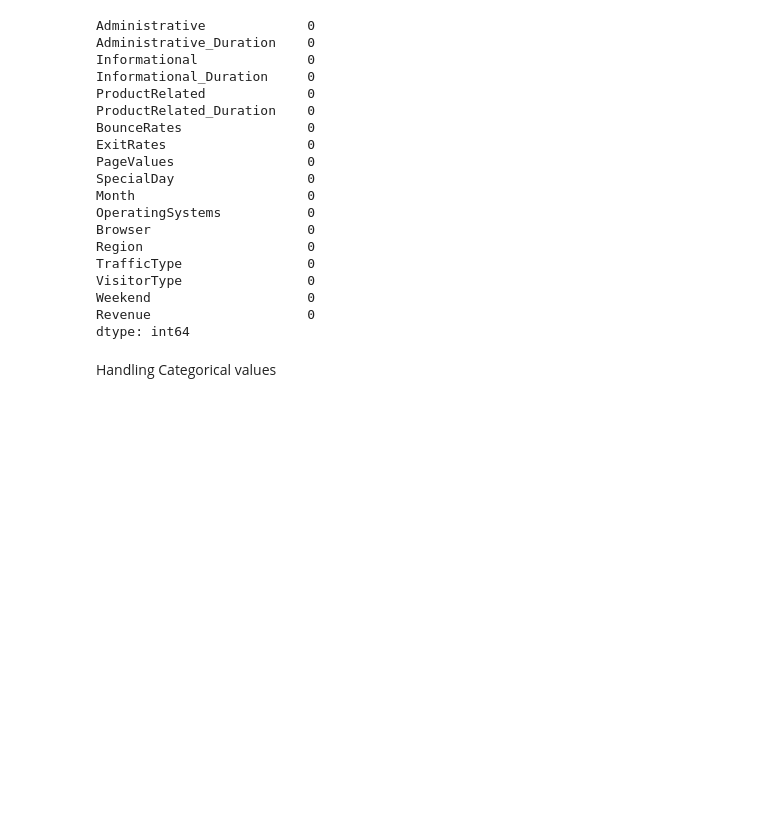
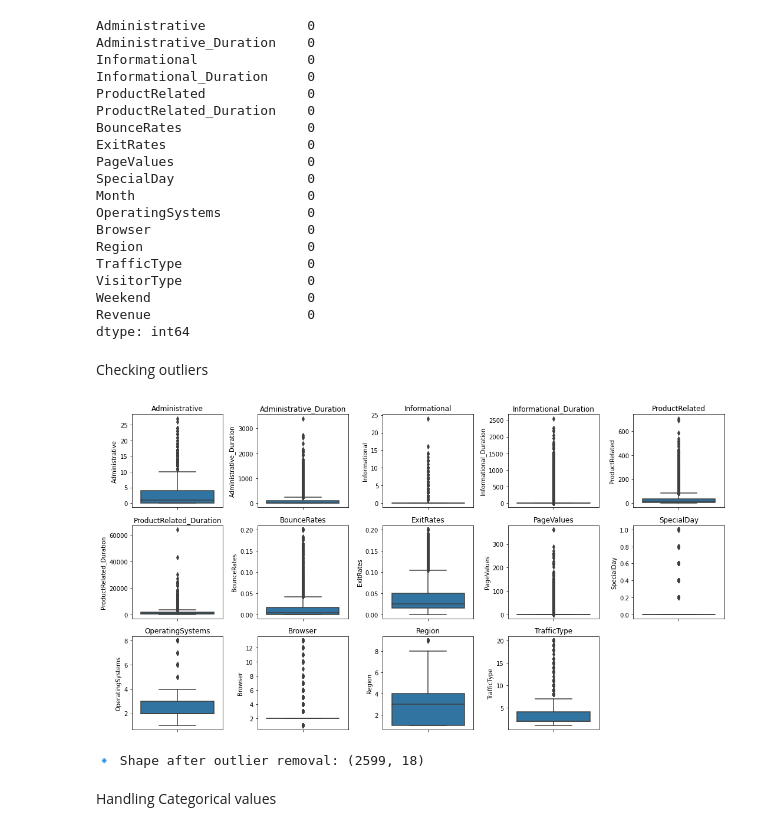
Before and after one commit to diya121/Recommendation-Based-Purchase-Prediction, a Jupyter notebook: Recommendation-based Purchase Prediction.ipynb, the cells around one changed output. Saved outputs shown, nothing was run; the diff lists cells and outputs as text; code cells hidden in the pictures; blank space fills up the shorter version.

```diff
--- a/Recommendation-based Purchase Prediction.ipynb
+++ b/Recommendation-based Purchase Prediction.ipynb
@@ -139,6 +139,36 @@ VisitorType                0
 Weekend                    0
 Revenue                    0
 dtype: int64
+# %% [markdown]
+Checking outliers
+# %%
+num_cols = df.select_dtypes(include=['int64', 'float64']).columns
+plt.figure(figsize=(15, 8))
+
+for i, col in enumerate(num_cols, 1):
+    plt.subplot(3, 5, i)
+    sns.boxplot(y=df[col])
+    plt.title(col)
+
+plt.tight_layout()
+plt.show()
+# %% [output]
+[figure, added]
+# %%
+def remove_outliers(df, columns):
+    for col in columns:
+        Q1 = df[col].quantile(0.25)
+        Q3 = df[col].quantile(0.75)
+        IQR = Q3 - Q1
+        lower_bound = Q1 - 1.5 * IQR
+        upper_bound = Q3 + 1.5 * IQR
+        df = df[(df[col] >= lower_bound) & (df[col] <= upper_bound)]
+    return df
+
+df_clean = remove_outliers(df, num_cols)
+print("🔹 Shape after outlier removal:", df_clean.shape)
+# %% [output]
+🔹 Shape after outlier removal: (2599, 18)
 # %% [markdown]
 Handling Categorical values
 # %%
```
Also changed, not shown: parts of 11 cells of this notebook.
